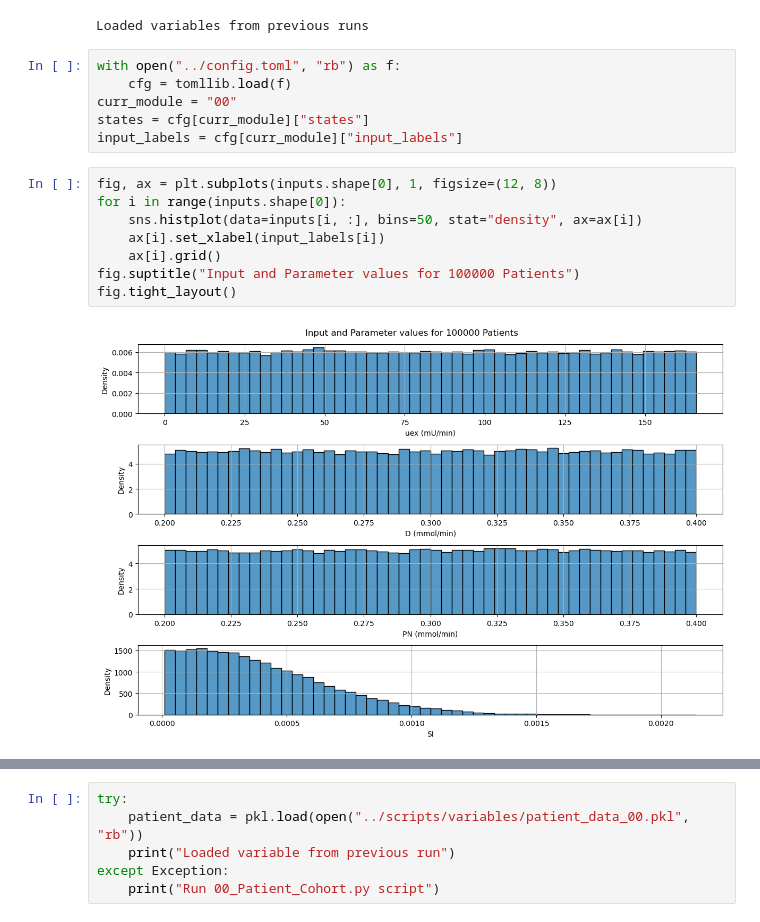
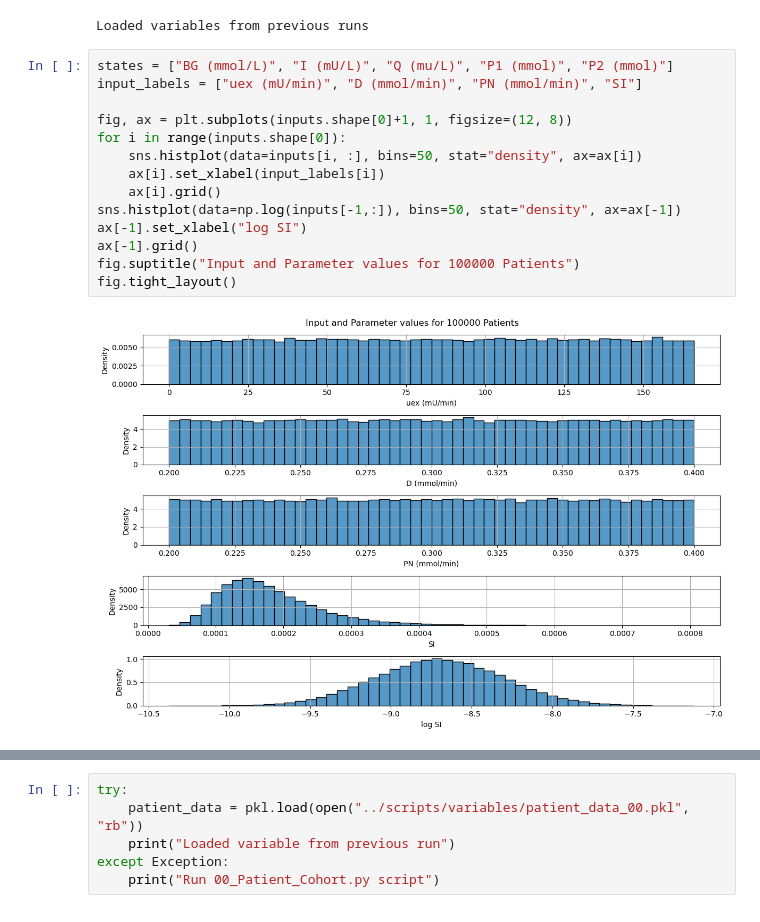
Before and after one commit to mlmulv/Thesis-Code, a Jupyter notebook: notebooks/00_Patient_Cohort.ipynb, the cells around one changed output, grey strips where cells are left out. Saved outputs shown, nothing was run; the diff lists cells and outputs as text.

```diff
--- a/notebooks/00_Patient_Cohort.ipynb
+++ b/notebooks/00_Patient_Cohort.ipynb
@@ -19,22 +18,22 @@ except Exception:
     print("Run 00_Parameter_Distributions.py script")
 # %% [output]
 Loaded variables from previous runs
-# %%
-with open("../config.toml", "rb") as f:
-    cfg = tomllib.load(f)
-curr_module = "00"
-states = cfg[curr_module]["states"]
-input_labels = cfg[curr_module]["input_labels"]
 # %%
-fig, ax = plt.subplots(inputs.shape[0], 1, figsize=(12, 8))
+states = ["BG (mmol/L)", "I (mU/L)", "Q (mu/L)", "P1 (mmol)", "P2 (mmol)"]
+input_labels = ["uex (mU/min)", "D (mmol/min)", "PN (mmol/min)", "SI"]
+
+fig, ax = plt.subplots(inputs.shape[0]+1, 1, figsize=(12, 8))
 for i in range(inputs.shape[0]):
     sns.histplot(data=inputs[i, :], bins=50, stat="density", ax=ax[i])
     ax[i].set_xlabel(input_labels[i])
     ax[i].grid()
+sns.histplot(data=np.log(inputs[-1,:]), bins=50, stat="density", ax=ax[-1])
+ax[-1].set_xlabel("log SI")
+ax[-1].grid()
 fig.suptitle("Input and Parameter values for 100000 Patients")
 fig.tight_layout()
 # %% [output]
-[figure, old version]
+[figure, new version]
 # %%
 fig, ax = plt.subplots(x0.shape[0], 1, figsize=(12, 8))
 for i in range(x0.shape[0]):
```
Also changed, not shown: parts of 4 cells of this notebook, 7 other files.
